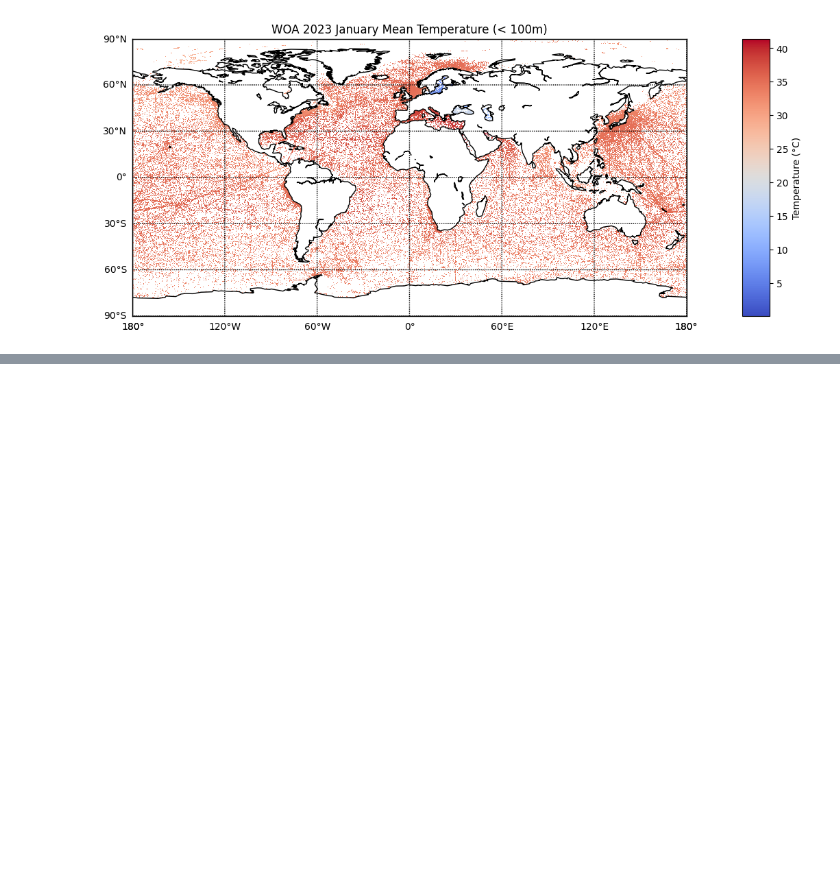
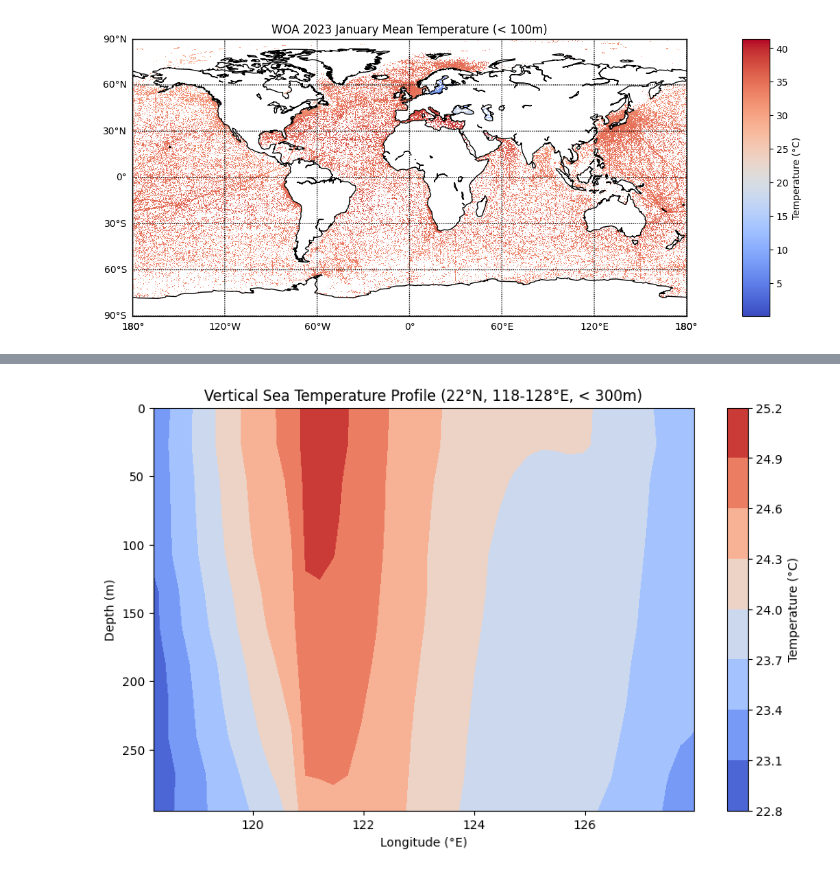
Before and after one commit to cywhale/woa23, a Jupyter notebook: dev/woa23_temperature_try10.ipynb, the cells around one changed output, grey strips where cells are left out. Saved outputs shown, nothing was run; the diff lists cells and outputs as text; code cells hidden in the pictures; blank space fills up the shorter version.

```diff
--- a/dev/woa23_temperature_try10.ipynb
+++ b/dev/woa23_temperature_try10.ipynb
@@ -1398,0 +1499,38 @@ plt.show()
+# %%
+# Load the Zarr dataset
+data_dir = '../data'
+datax = f'{data_dir}/025_degree'
+ds = xr.open_zarr(datax, consolidated=False)
+
+# Select temperature data
+param = 'temperature'
+time_period = '1'  # Use numeric key as a string
+if param in ds.parameters.values and time_period in ds.time_periods.values:
+    temperature_data = ds.sel(parameters=param, time_periods=time_period)
+    if np.any(np.isfinite(temperature_data['an'].values)):
+        depth_threshold = 300
+        lat_value = 22
+        lon_start = 118
+        lon_end = 128
+        lat_selected = temperature_data['an'].sel(lat=lat_value, method='nearest').lat.item()
+
+        t_profile = temperature_data['an'].sel(depth=slice(0, depth_threshold), lat=lat_selected, lon=slice(lon_start, lon_end))
+
+        # Plotting the vertical sea temperature profile
+        fig, ax = plt.subplots(figsize=(10, 6))
+        x, y = np.meshgrid(t_profile.lon, t_profile.depth)
+        contour = ax.contourf(x, y, t_profile[:, :], cmap='coolwarm')
+        cbar = plt.colorbar(contour)
+        cbar.set_label('Temperature (°C)')
+
+        ax.invert_yaxis()
+        ax.set_xlabel('Longitude (°E)')
+        ax.set_ylabel('Depth (m)')
+        plt.title(f'Vertical Sea Temperature Profile (22°N, 118-128°E, < 300m)')
+        plt.show()
+    else:
+        print("No finite values found in the temperature data.")
+else:
+    print("Parameter or time period not found in the Zarr dataset.")
+# %% [output]
+[figure, added]
```
Also changed, not shown: parts of 14 cells of this notebook, 7 other files.
